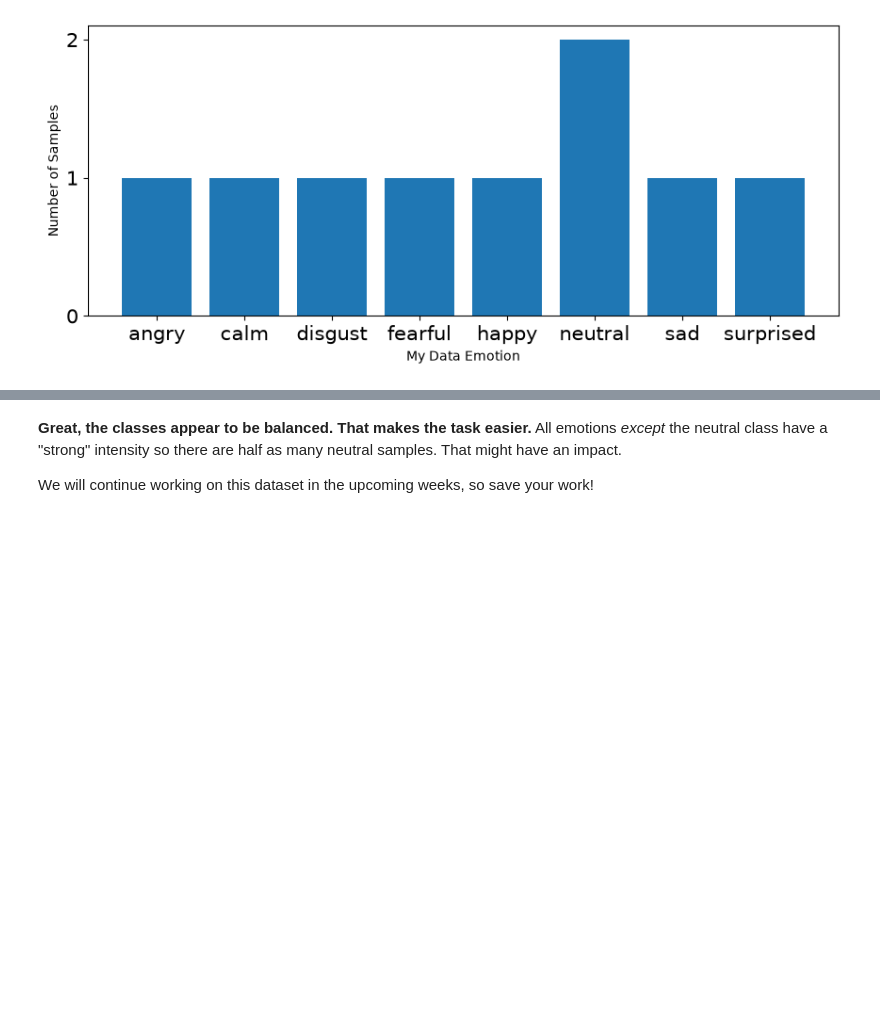
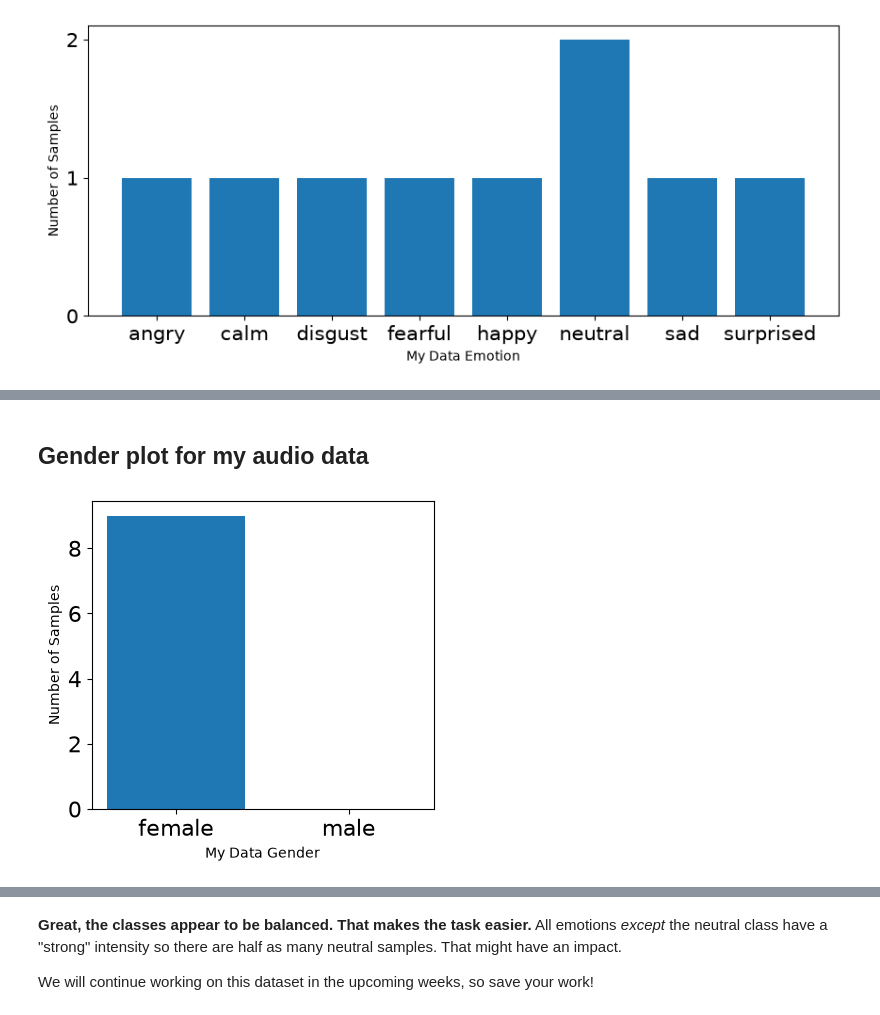
Before and after one commit to jihyebook-star/Week2-DataPreprocessing, a Jupyter notebook: Week 2.ipynb, the cells around one changed output, grey strips where cells are left out. Drawn from its saved outputs; the diff is of its cells as text; code cells hidden in the pictures; blank space fills up the shorter version.

```diff
--- a/Week 2.ipynb
+++ b/Week 2.ipynb
@@ -756,0 +800,16 @@ plt.show()
+# %% [markdown]
+## Gender plot for my audio data
+# %%
+# Gender plot for my audio
+plt.figure(figsize=(15,4))
+plt.subplot(1,3,1)
+gender_list = ['female', 'male']
+count = [np.sum(myData_genders == g) for g in gender_list]
+plt.bar(x=range(2), height=count)
+plt.xticks(ticks=range(len(gender_list)), labels=gender_list, fontsize=10)
+plt.xlabel('My Data Gender')
+plt.tick_params(labelsize=16)
+plt.ylabel('Number of Samples')
+plt.show()
+# %% [output]
+[figure, added]
```
Also changed, not shown: parts of 13 cells of this notebook.
